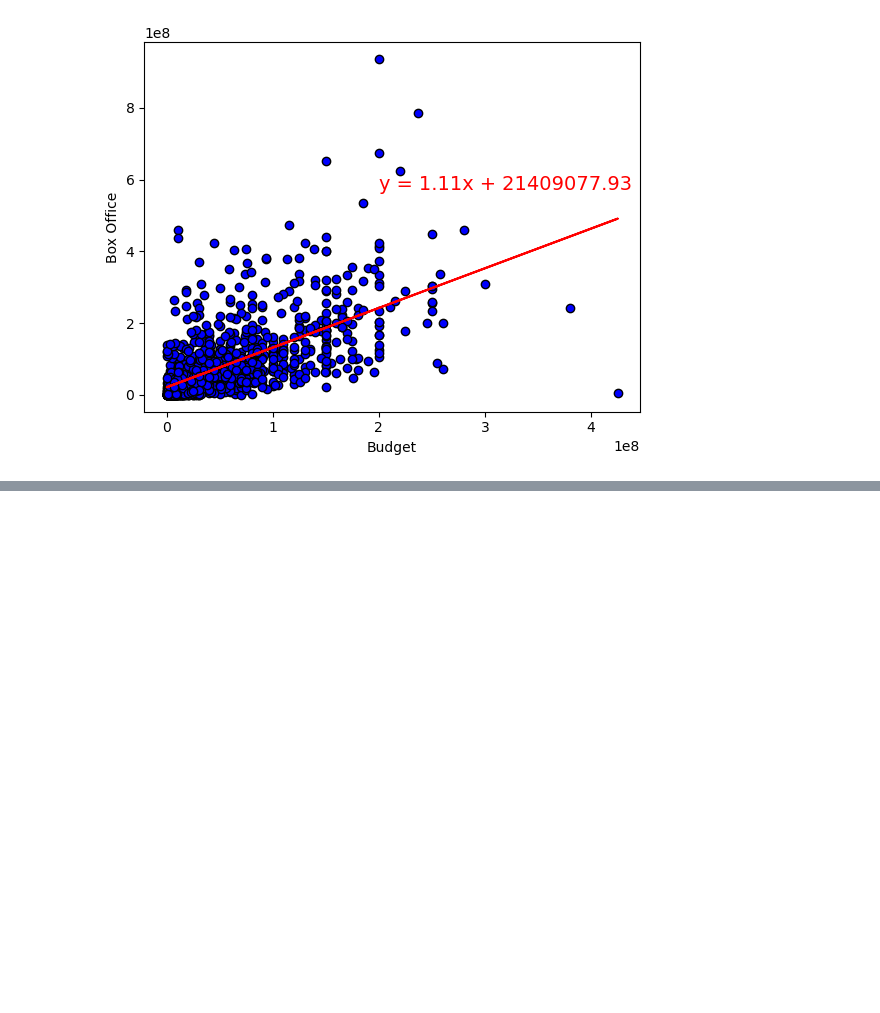
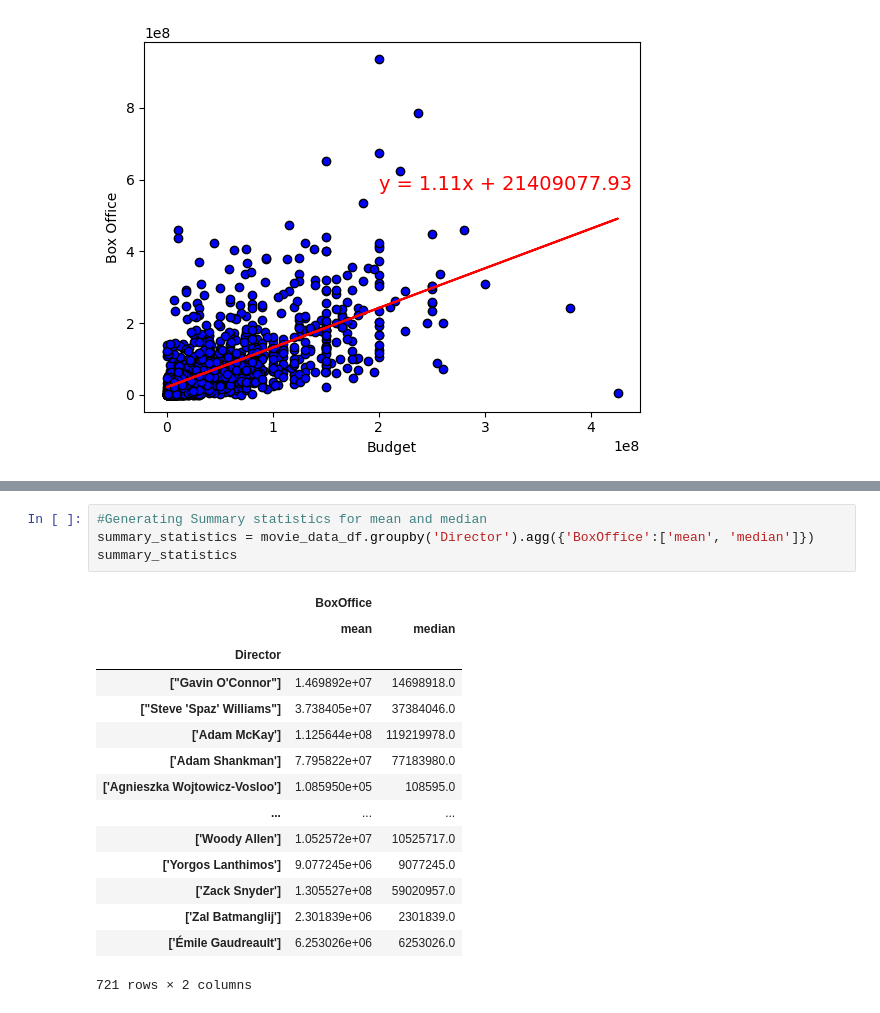
Before and after one commit to PurnimaPathak44/Project-1, a Jupyter notebook: Main Movie Folder/movie_main.ipynb, the cells around one changed output, grey strips where cells are left out. Cells and saved outputs as stored; diff of their text form; blank space fills up the shorter version.

```diff
--- a/Main Movie Folder/movie_main.ipynb
+++ b/Main Movie Folder/movie_main.ipynb
@@ -41,0 +71,20 @@ The r-value is: 0.626487178900805
+# %%
+#Generating Summary statistics for mean and median
+summary_statistics = movie_data_df.groupby('Director').agg({'BoxOffice':['mean', 'median']})
+summary_statistics
+# %% [output]
+|  | BoxOffice |  |
+|  | mean | median |
+| Director |  |  |
+| ["Gavin O'Connor"] | 1.469892e+07 | 14698918.0 |
+| ["Steve 'Spaz' Williams"] | 3.738405e+07 | 37384046.0 |
+| ['Adam McKay'] | 1.125644e+08 | 119219978.0 |
+| ['Adam Shankman'] | 7.795822e+07 | 77183980.0 |
+| ['Agnieszka Wojtowicz-Vosloo'] | 1.085950e+05 | 108595.0 |
+| ... | ... | ... |
+| ['Woody Allen'] | 1.052572e+07 | 10525717.0 |
+| ['Yorgos Lanthimos'] | 9.077245e+06 | 9077245.0 |
+| ['Zack Snyder'] | 1.305527e+08 | 59020957.0 |
+| ['Zal Batmanglij'] | 2.301839e+06 | 2301839.0 |
+| ['Émile Gaudreault'] | 6.253026e+06 | 6253026.0 |
+721 rows × 2 columns
```
Also changed, not shown: parts of 6 cells of this notebook.
